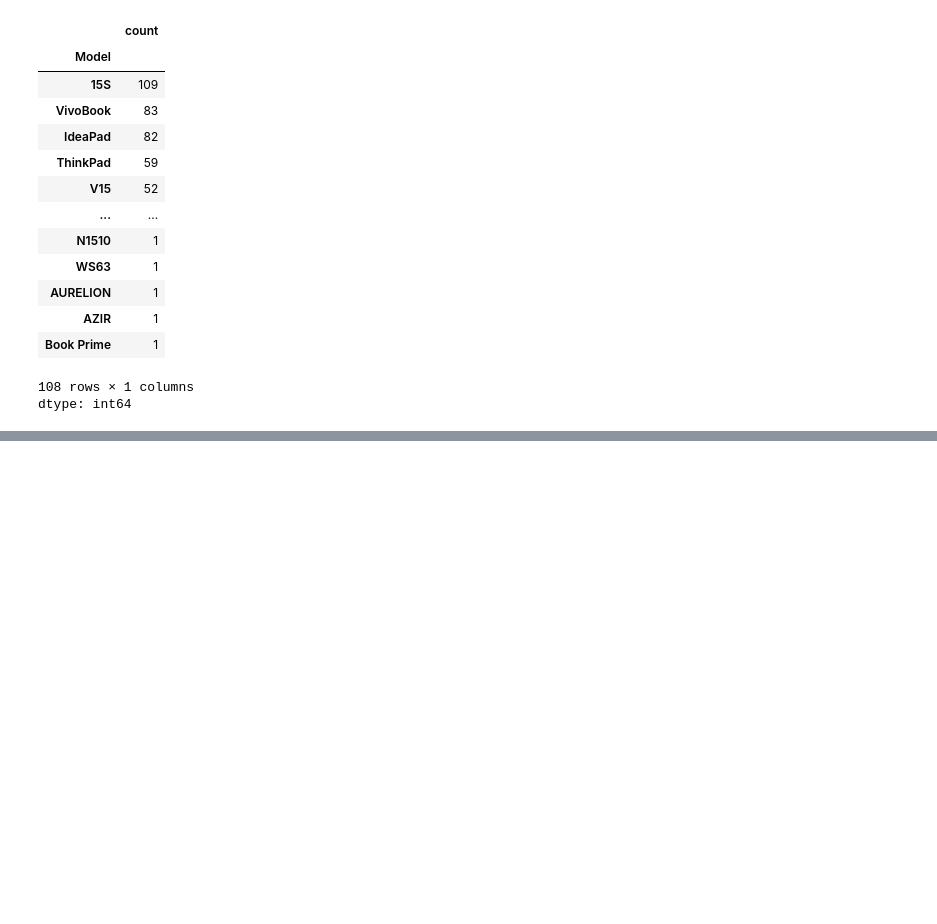
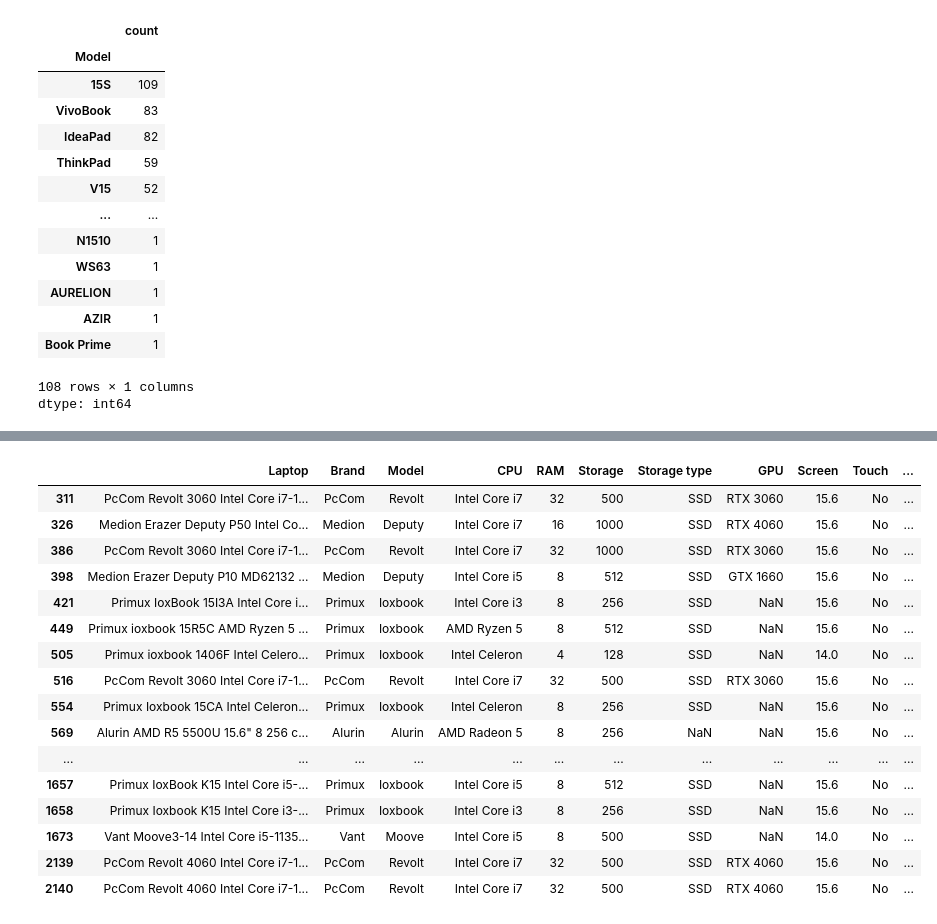
Before and after one commit to f2rra/lappick-ml, a Jupyter notebook: notebooks/exploratory-data-analysis.ipynb, the cells around one changed output, grey strips where cells are left out. Saved outputs shown, nothing was run; the diff lists cells and outputs as text; code cells hidden in the pictures; blank space fills up the shorter version.

Commit message:
clean unofficial brand/model laptop

```diff
--- a/notebooks/exploratory-data-analysis.ipynb
+++ b/notebooks/exploratory-data-analysis.ipynb
@@ -194,0 +229,22 @@ dtype: int64
+# %%
+# Model that is not official (clear evidence on official Indonesian channels)
+model_drop = ['Ioxbook', 'Alurin', 'AURELION', 'AZIR', 'Deputy', 'Moove', 'Revolt', 'Beast', 'E510', 'P1511']
+laptop_df[laptop_df['Model'].isin(model_drop)]
+# %% [output]
+|  | Laptop | Brand | Model | CPU | RAM | Storage | Storage type | GPU | Screen | Touch | ... |
+| 311 | PcCom Revolt 3060 Intel Core i7-1... | PcCom | Revolt | Intel Core i7 | 32 | 500 | SSD | RTX 3060 | 15.6 | No | ... |
+| 326 | Medion Erazer Deputy P50 Intel Co... | Medion | Deputy | Intel Core i7 | 16 | 1000 | SSD | RTX 4060 | 15.6 | No | ... |
+| 386 | PcCom Revolt 3060 Intel Core i7-1... | PcCom | Revolt | Intel Core i7 | 32 | 1000 | SSD | RTX 3060 | 15.6 | No | ... |
+| 398 | Medion Erazer Deputy P10 MD62132 ... | Medion | Deputy | Intel Core i5 | 8 | 512 | SSD | GTX 1660 | 15.6 | No | ... |
+| 421 | Primux IoxBook 15I3A Intel Core i... | Primux | Ioxbook | Intel Core i3 | 8 | 256 | SSD | NaN | 15.6 | No | ... |
+| 449 | Primux ioxbook 15R5C AMD Ryzen 5 ... | Primux | Ioxbook | AMD Ryzen 5 | 8 | 512 | SSD | NaN | 15.6 | No | ... |
+| 505 | Primux ioxbook 1406F Intel Celero... | Primux | Ioxbook | Intel Celeron | 4 | 128 | SSD | NaN | 14.0 | No | ... |
+| 516 | PcCom Revolt 3060 Intel Core i7-1... | PcCom | Revolt | Intel Core i7 | 32 | 500 | SSD | RTX 3060 | 15.6 | No | ... |
+| 554 | Primux Ioxbook 15CA Intel Celeron... | Primux | Ioxbook | Intel Celeron | 8 | 256 | SSD | NaN | 15.6 | No | ... |
+| 569 | Alurin AMD R5 5500U 15.6" 8 256 c... | Alurin | Alurin | AMD Radeon 5 | 8 | 256 | NaN | NaN | 15.6 | No | ... |
+| ... | ... | ... | ... | ... | ... | ... | ... | ... | ... | ... | ... |
+| 1657 | Primux IoxBook K15 Intel Core i5-... | Primux | Ioxbook | Intel Core i5 | 8 | 512 | SSD | NaN | 15.6 | No | ... |
+| 1658 | Primux Ioxbook K15 Intel Core i3-... | Primux | Ioxbook | Intel Core i3 | 8 | 256 | SSD | NaN | 15.6 | No | ... |
+| 1673 | Vant Moove3-14 Intel Core i5-1135... | Vant | Moove | Intel Core i5 | 8 | 500 | SSD | NaN | 14.0 | No | ... |
+| 2139 | PcCom Revolt 4060 Intel Core i7-1... | PcCom | Revolt | Intel Core i7 | 32 | 500 | SSD | RTX 4060 | 15.6 | No | ... |
+| 2140 | PcCom Revolt 4060 Intel Core i7-1... | PcCom | Revolt | Intel Core i7 | 32 | 500 | SSD | RTX 4060 | 15.6 | No | ... |
```
Also changed, not shown: parts of 9 cells of this notebook.
